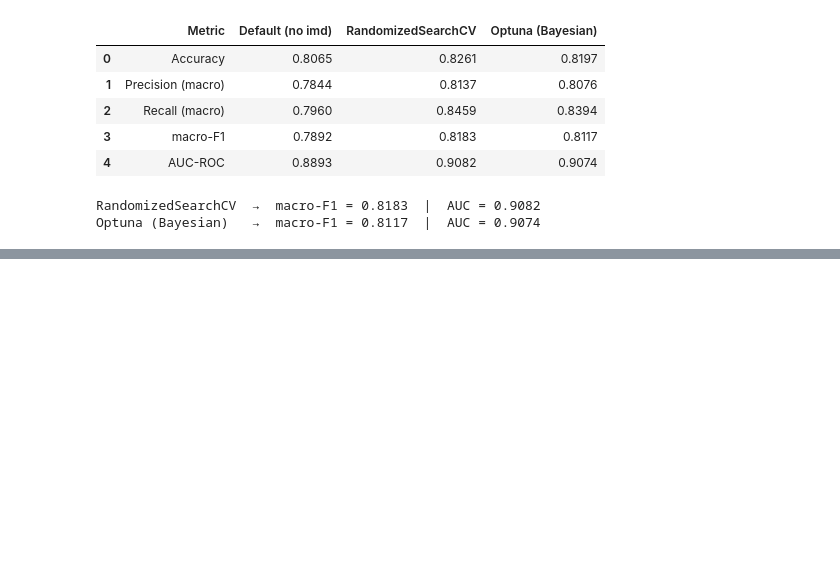
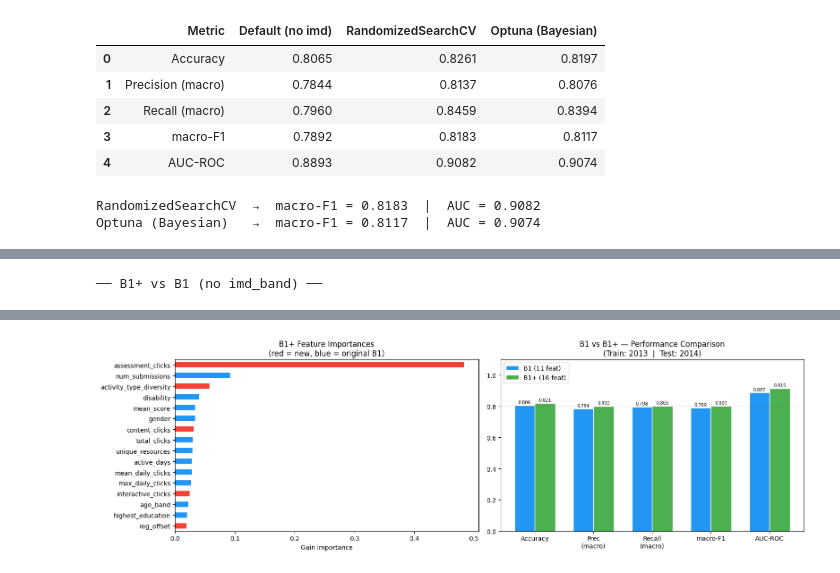
Before and after one commit to ShawnCuiCode/oulad-at-risk-prediction, a Jupyter notebook: OULAD.ipynb, the cells around one changed output, grey strips where cells are left out. Saved outputs shown, nothing was run; the diff lists cells and outputs as text; code cells hidden in the pictures; blank space fills up the shorter version.

```diff
--- a/OULAD.ipynb
+++ b/OULAD.ipynb
@@ -1702,0 +1795,79 @@ Optuna (Bayesian)   →  macro-F1 = 0.8117  |  AUC = 0.9074
+# %%
+# ── Train & evaluate B1+ (XGBoost defaults, 16 features) ─────
+X_train_b1p = df_b1p.loc[train_mask, feature_cols_b1p].values
+X_test_b1p  = df_b1p.loc[test_mask,  feature_cols_b1p].values
+
+model_b1p = XGBClassifier(
+    n_estimators=100,
+    max_depth=6,
+    learning_rate=0.3,
+    subsample=1.0,
+    colsample_bytree=1.0,
+    gamma=0,
+    reg_alpha=0,
+    reg_lambda=1,
+    min_child_weight=1,
+    scale_pos_weight=(y_train_b1 == 0).sum() / (y_train_b1 == 1).sum(),
+    eval_metric='logloss',
+    random_state=42,
+    n_jobs=-1,
+)
+model_b1p.fit(X_train_b1p, y_train_b1)
+
+y_pred_b1p  = model_b1p.predict(X_test_b1p)
+y_proba_b1p = model_b1p.predict_proba(X_test_b1p)[:, 1]
+
+acc_b1p  = accuracy_score(y_test_b1,  y_pred_b1p)
+prec_b1p = precision_score(y_test_b1, y_pred_b1p, average='macro')
+rec_b1p  = recall_score(y_test_b1,    y_pred_b1p, average='macro')
+f1_b1p   = f1_score(y_test_b1,        y_pred_b1p, average='macro')
+auc_b1p  = roc_auc_score(y_test_b1,   y_proba_b1p)
+
+# ── Comparison table ──────────────────────────────────────────
+cmp = pd.DataFrame({
+    'Metric':             ['Accuracy', 'Precision (macro)', 'Recall (macro)', 'macro-F1', 'AUC-ROC'],
+    'B1 (11 features)':  [acc_ni,  prec_ni,  rec_ni,  f1_ni,  auc_ni],
+    'B1+ (16 features)': [acc_b1p, prec_b1p, rec_b1p, f1_b1p, auc_b1p],
+})
+cmp['Δ (B1+ − B1)'] = (
+    cmp['B1+ (16 features)'] - cmp['B1 (11 features)']
+).map(lambda x: f"{x:+.4f}")
+for col in ['B1 (11 features)', 'B1+ (16 features)']:
+    cmp[col] = cmp[col].map('{:.4f}'.format)
+print("── B1+ vs B1 (no imd_band) ──")
+display(cmp)
+
+# ── Charts ────────────────────────────────────────────────────
+fig, axes = plt.subplots(1, 2, figsize=(16, 5))
+
+# Feature importances — new features highlighted in red
+fi = pd.Series(model_b1p.feature_importances_, index=feature_cols_b1p).sort_values()
+colours = ['#F44336' if f in new_feat_cols else '#2196F3' for f in fi.index]
+fi.plot.barh(ax=axes[0], color=colours)
+axes[0].set_title('B1+ Feature Importances\n(red = new, blue = original B1)')
+axes[0].set_xlabel('Gain importance')
+
+# Side-by-side metrics comparison
+m_labels = ['Accuracy', 'Prec\n(macro)', 'Recall\n(macro)', 'macro-F1', 'AUC-ROC']
+b1_vals  = [acc_ni,  prec_ni,  rec_ni,  f1_ni,  auc_ni]
+b1p_vals = [acc_b1p, prec_b1p, rec_b1p, f1_b1p, auc_b1p]
+xs, w = range(5), 0.35
+axes[1].bar([i - w/2 for i in xs], b1_vals,  width=w, label='B1 (11 feat)',  color='#2196F3', edgecolor='white')
+axes[1].bar([i + w/2 for i in xs], b1p_vals, width=w, label='B1+ (16 feat)', color='#4CAF50', edgecolor='white')
+axes[1].set_xticks(list(xs))
+axes[1].set_xticklabels(m_labels)
+axes[1].set_ylim(0, 1.1)
+axes[1].axhline(0.8, color='grey', linestyle='--', linewidth=0.8, alpha=0.6)
+axes[1].legend()
+axes[1].set_title('B1 vs B1+ — Performance Comparison\n(Train: 2013  |  Test: 2014)')
+for i, (v1, v2) in enumerate(zip(b1_vals, b1p_vals)):
+    axes[1].text(i - w/2, v1 + 0.01, f'{v1:.3f}', ha='center', fontsize=7)
+    axes[1].text(i + w/2, v2 + 0.01, f'{v2:.3f}', ha='center', fontsize=7)
+
+plt.tight_layout()
+plt.show()
+
+print(f"\nB1  (11 feat)  →  macro-F1 = {f1_ni:.4f}  |  AUC = {auc_ni:.4f}")
+print(f"B1+ (16 feat)  →  macro-F1 = {f1_b1p:.4f}  |  AUC = {auc_b1p:.4f}")
+# %% [output]
+── B1+ vs B1 (no imd_band) ──
@@ -1702,0 +1880 @@ Optuna (Bayesian)   →  macro-F1 = 0.8117  |  AUC = 0.9074
+[figure, added]
```
Also changed, not shown: parts of 23 cells of this notebook.
